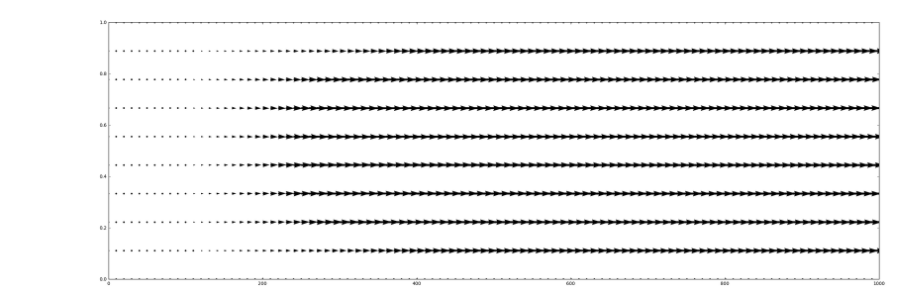
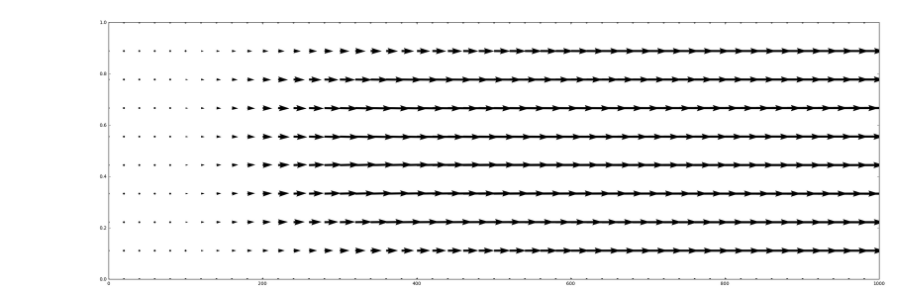
Before and after one commit to sachu17/CFD, a Jupyter notebook: PyCodes/Pipeflow/TransientPipeflow.ipynb, the cells around one changed output. Drawn from its saved outputs; the diff is of its cells as text; code cells hidden in the pictures.

```diff
--- a/PyCodes/Pipeflow/TransientPipeflow.ipynb
+++ b/PyCodes/Pipeflow/TransientPipeflow.ipynb
@@ -51,9 +33,9 @@ for i in range(t):
 # %%
 %matplotlib inline
 fig = plt.figure(figsize=(30,10))
 xt = np.linspace(0,t, t)
 yt = np.linspace(0,1,10)
 Xt, Yt = np.meshgrid(xt, yt)
-Q = plt.quiver(Xt[:, ::10], Yt[:, ::10], Utrans.T[:, ::10], Vtrans.T[:, ::10])
+Q = plt.quiver(Xt[:, ::20], Yt[:, ::20], Utrans.T[:, ::20], Vtrans.T[:, ::20])
 # %% [output]
-[figure, old version]
+[figure, new version]
```
Also changed, not shown: parts of 1 cell of this notebook.
